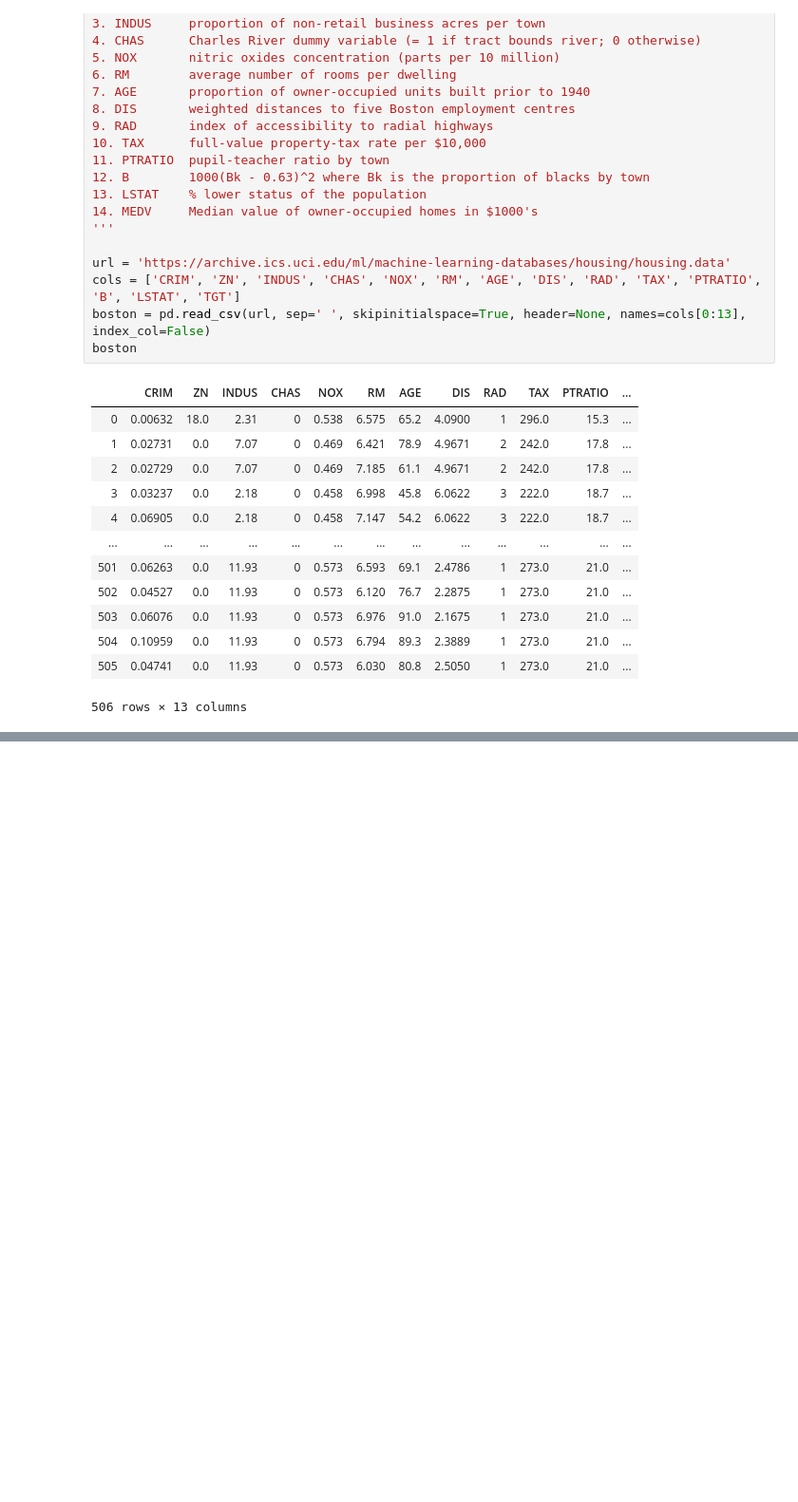
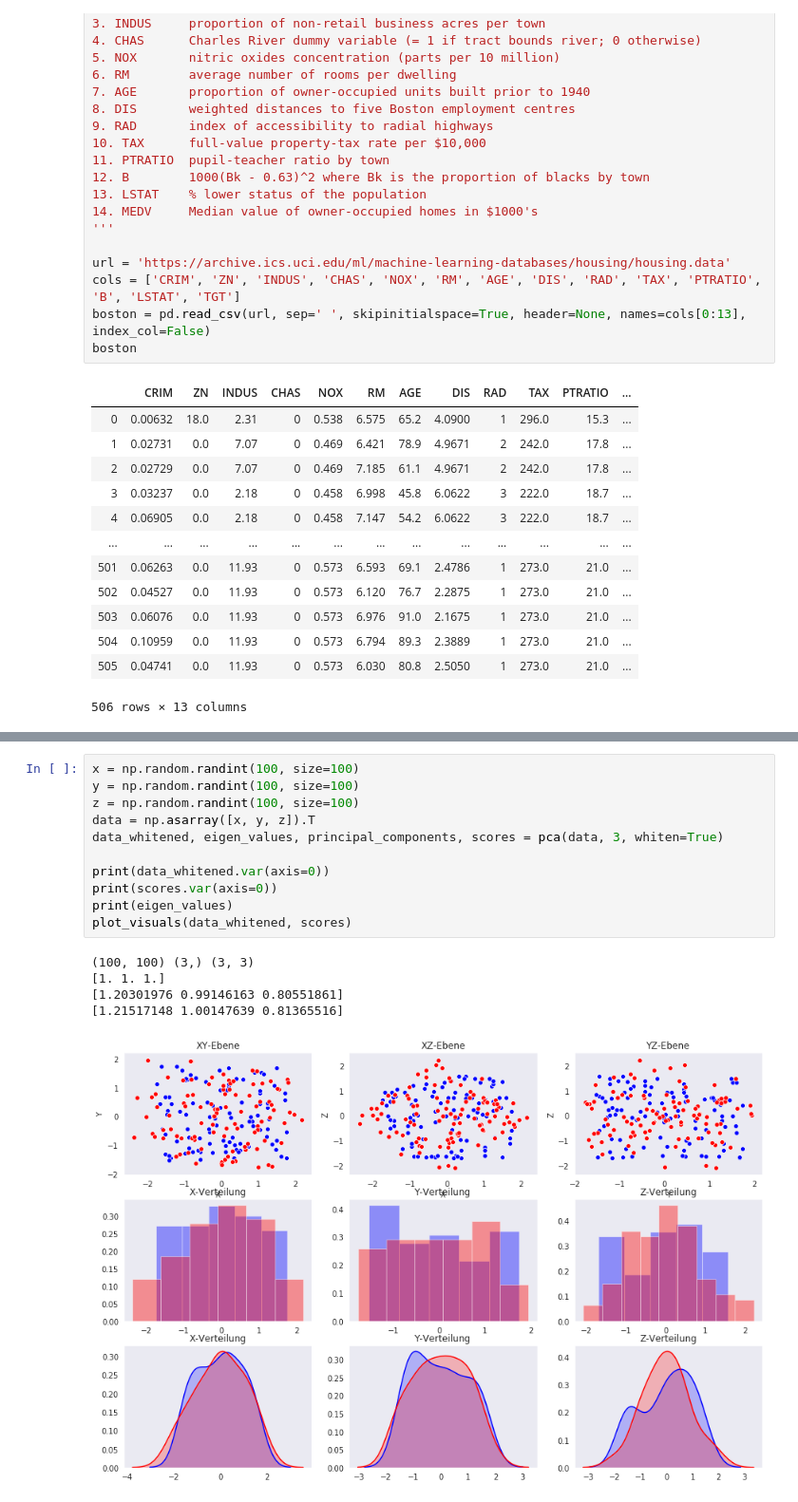
Before and after one commit to hekrause/htwg_mldl, a Jupyter notebook: Uebungen/Uebung02/Notebooks/work.ipynb, the cells around one changed output, grey strips where cells are left out. Shown at 95% size. Drawn from its saved outputs; the diff is of its cells as text; blank space fills up the shorter version.

```diff
--- a/Uebungen/Uebung02/Notebooks/work.ipynb
+++ b/Uebungen/Uebung02/Notebooks/work.ipynb
@@ -79,0 +161,17 @@ Hauptkomponenten_qi.std(axis=1), (D / (n - 1))
+# %%
+x = np.random.randint(100, size=100)
+y = np.random.randint(100, size=100)
+z = np.random.randint(100, size=100)
+data = np.asarray([x, y, z]).T
+data_whitened, eigen_values, principal_components, scores = pca(data, 3, whiten=True)
+
+print(data_whitened.var(axis=0))
+print(scores.var(axis=0))
+print(eigen_values)
+plot_visuals(data_whitened, scores)
+# %% [output]
+(100, 100) (3,) (3, 3)
+[1. 1. 1.]
+[1.20301976 0.99146163 0.80551861]
+[1.21517148 1.00147639 0.81365516]
+[figure, added]
```
Also changed, not shown: parts of 14 cells of this notebook, 1 other file.
